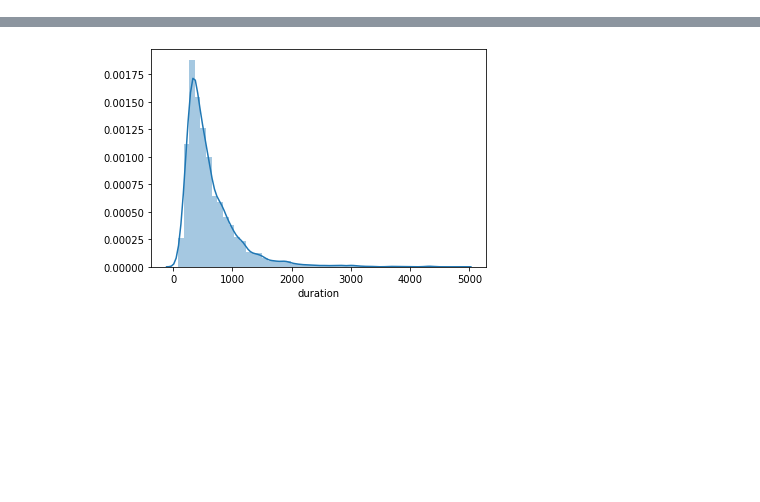
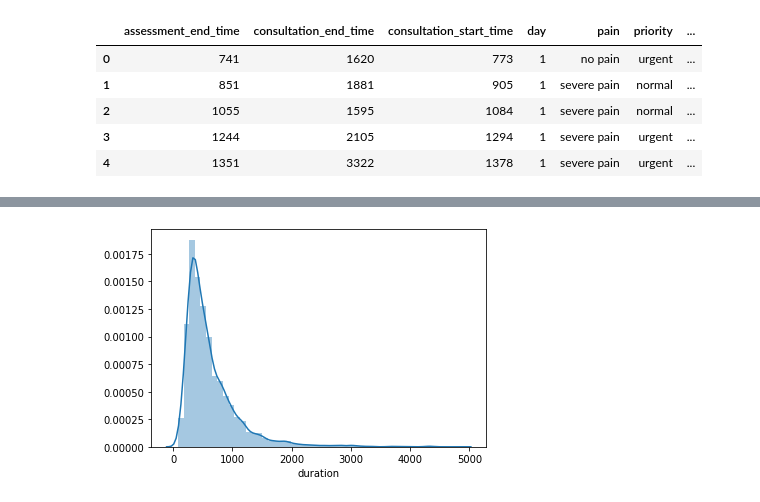
Before and after one commit to jeffc00/case-nexa, a Jupyter notebook: case-solution-v2.ipynb, the cells around one changed output, grey strips where cells are left out. Cells and saved outputs as stored; diff of their text form; code cells hidden in the pictures; blank space fills up the shorter version.

```diff
--- a/case-solution-v2.ipynb
+++ b/case-solution-v2.ipynb
@@ -94,0 +42,9 @@ df = summary.sort_values(['day', 'arrival_time'])
+# %%
+summary.head()
+# %% [output]
+|  | assessment_end_time | consultation_end_time | consultation_start_time | day | pain | priority | ... |
+| 0 | 741 | 1620 | 773 | 1 | no pain | urgent | ... |
+| 1 | 851 | 1881 | 905 | 1 | severe pain | normal | ... |
+| 2 | 1055 | 1595 | 1084 | 1 | severe pain | normal | ... |
+| 3 | 1244 | 2105 | 1294 | 1 | severe pain | urgent | ... |
+| 4 | 1351 | 3322 | 1378 | 1 | severe pain | urgent | ... |
```
Also changed, not shown: parts of 57 cells of this notebook, 3 other files.
